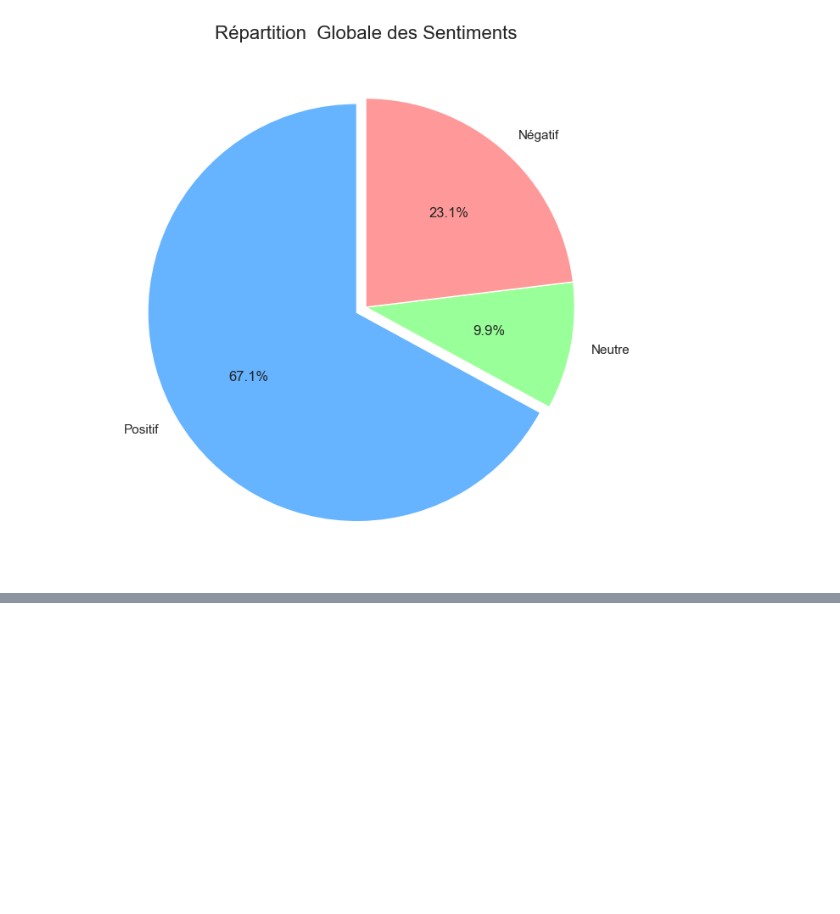
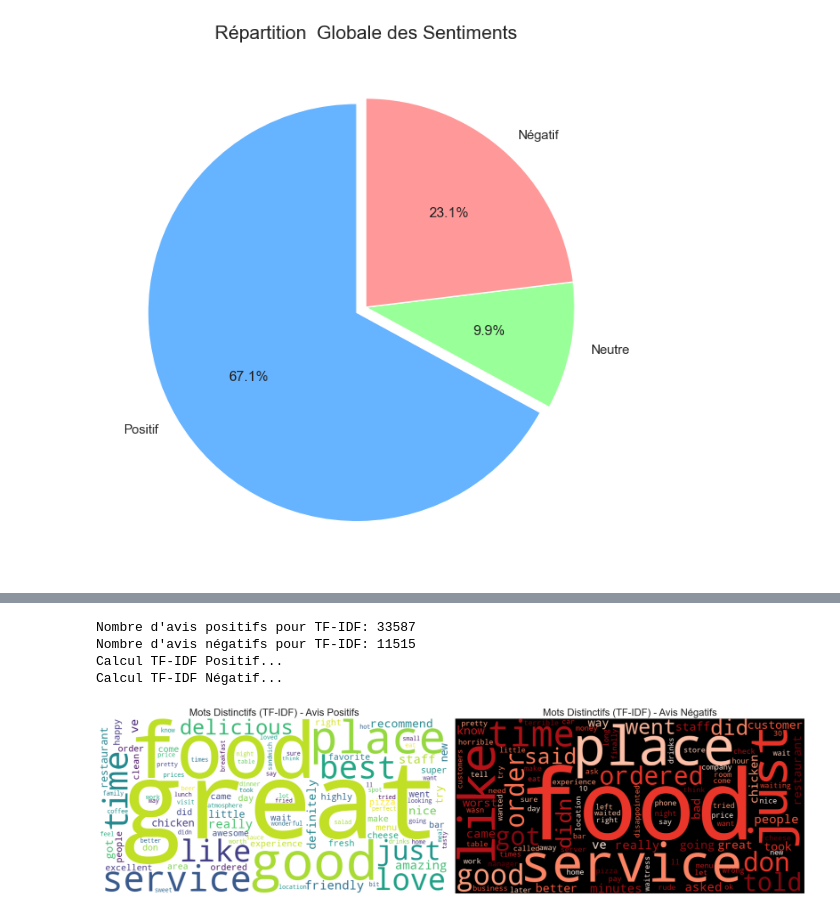
Before and after one commit to adamelhirch/S6C01, a Jupyter notebook: notebooks/SAE-95_dashboard_semantic.ipynb, the cells around one changed output, grey strips where cells are left out. Drawn from its saved outputs; the diff is of its cells as text; code cells hidden in the pictures; blank space fills up the shorter version.

Commit message:
SAE-95: Use TF-IDF for word clouds & regenerate figures

```diff
--- a/notebooks/SAE-95_dashboard_semantic.ipynb
+++ b/notebooks/SAE-95_dashboard_semantic.ipynb
@@ -119,0 +88,73 @@ plt.show()
+# %%
+# Sampling pour éviter crash mémoire sur WordCloud si dataset > 1GB
+sample_size = 50000
+if len(df_reviews) > sample_size:
+    df_sample = df_reviews.sample(sample_size, random_state=42)
+else:
+    df_sample = df_reviews
+
+from sklearn.feature_extraction.text import TfidfVectorizer
+
+# 1. Préparation des corpus
+pos_reviews = df_sample[df_sample['sentiment'] == 'Positif']['text'].astype(str).tolist()
+neg_reviews = df_sample[df_sample['sentiment'] == 'Négatif']['text'].astype(str).tolist()
+
+print(f"Nombre d'avis positifs pour TF-IDF: {len(pos_reviews)}")
+print(f"Nombre d'avis négatifs pour TF-IDF: {len(neg_reviews)}")
+
+# 2. Fonction pour extraire les mots distinctifs via TF-IDF
+def get_tfidf_weights(documents, max_words=100):
+    try:
+        tfidf = TfidfVectorizer(stop_words='english', max_features=max_words)
+        tfidf_matrix = tfidf.fit_transform(documents)
+
+        # Somme des scores TF-IDF pour chaque mot sur tout le corpus
+        total_scores = tfidf_matrix.sum(axis=0)
+
+        # Mapping mot -> score
+        feature_names = tfidf.get_feature_names_out()
+        freqs = {feature_names[i]: total_scores[0, i] for i in range(len(feature_names))}
+        return freqs
+    except ValueError as e:
+        print(f"Erreur TF-IDF (peut-être corpus vide?): {e}")
+        return {}
+
+# Calcul des poids
+print("Calcul TF-IDF Positif...")
+pos_weights = get_tfidf_weights(pos_reviews)
+print("Calcul TF-IDF Négatif...")
+neg_weights = get_tfidf_weights(neg_reviews)
+
+# 3. Génération des WordClouds
+if pos_weights:
+    wc_pos = WordCloud(width=800, height=400, background_color='white', colormap='viridis')
+    wc_pos.generate_from_frequencies(pos_weights)
+else:
+    wc_pos = WordCloud(width=800, height=400, background_color='white').generate("No Data")
+
+if neg_weights:
+    wc_neg = WordCloud(width=800, height=400, background_color='black', colormap='Reds')
+    wc_neg.generate_from_frequencies(neg_weights)
+else:
+    wc_neg = WordCloud(width=800, height=400, background_color='black').generate("No Data")
+
+# 4. Affichage
+fig, (ax1, ax2) = plt.subplots(1, 2, figsize=(20, 10))
+
+ax1.imshow(wc_pos, interpolation='bilinear')
+ax1.set_title('Mots Distinctifs (TF-IDF) - Avis Positifs', fontsize=20)
+ax1.axis('off')
+
+ax2.imshow(wc_neg, interpolation='bilinear')
+ax2.set_title('Mots Distinctifs (TF-IDF) - Avis Négatifs', fontsize=20)
+ax2.axis('off')
+
+plt.tight_layout()
+plt.savefig('../outputs/figures/sae95_wordcloud_comparison.png')
+plt.show()
+# %% [output]
+Nombre d'avis positifs pour TF-IDF: 33587
+Nombre d'avis négatifs pour TF-IDF: 11515
+Calcul TF-IDF Positif...
+Calcul TF-IDF Négatif...
+[figure, added]
```
Also changed, not shown: parts of 4 cells of this notebook, 1 other file.
